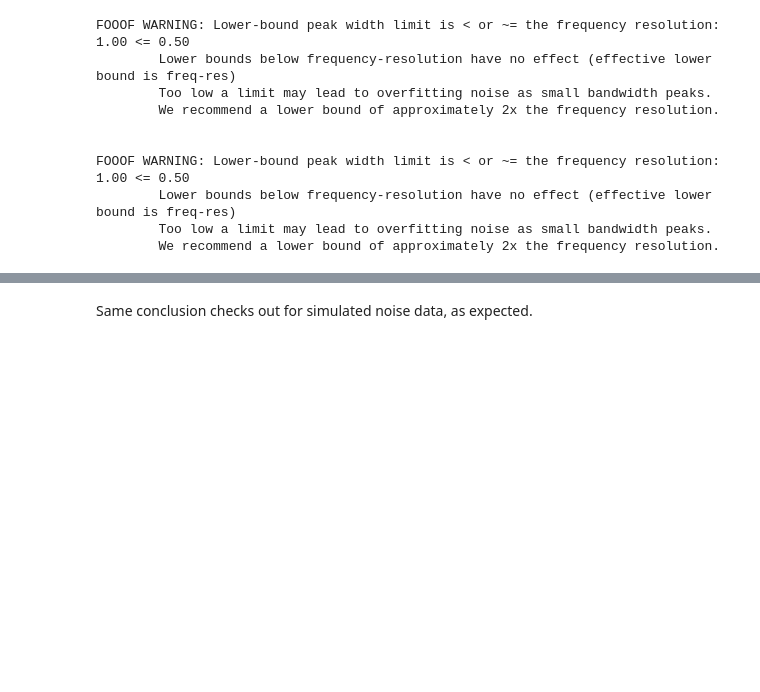
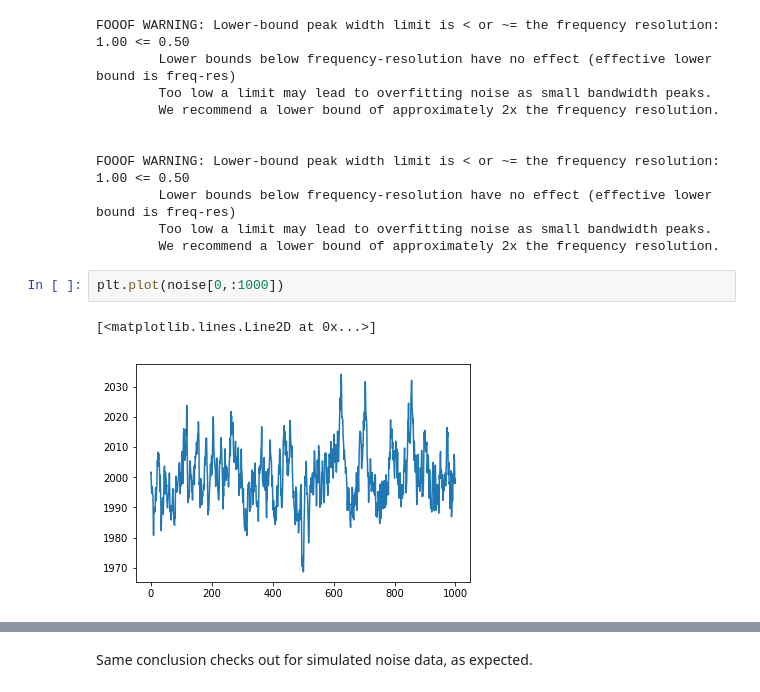
Before and after one commit to rdgao/SpaceRecon, a Jupyter notebook: notebooks/timescale.ipynb, the cells around one changed output, grey strips where cells are left out. Cells and saved outputs as stored; diff of their text form; blank space fills up the shorter version.

```diff
--- a/notebooks/timescale.ipynb
+++ b/notebooks/timescale.ipynb
@@ -147,6 +144,11 @@ FOOOF WARNING: Lower-bound peak width limit is < or ~= the frequency resolution:
         Lower bounds below frequency-resolution have no effect (effective lower bound is freq-res)
         Too low a limit may lead to overfitting noise as small bandwidth peaks.
         We recommend a lower bound of approximately 2x the frequency resolution.
+# %%
+plt.plot(noise[0,:1000])
+# %% [output]
+[<matplotlib.lines.Line2D at 0x...>]
+[figure, added]
 # %%
 f_to_plot=200
 fit_taus = tau_from_C(fit_knee)
```
Also changed, not shown: parts of 5 cells of this notebook, 2 other files.
